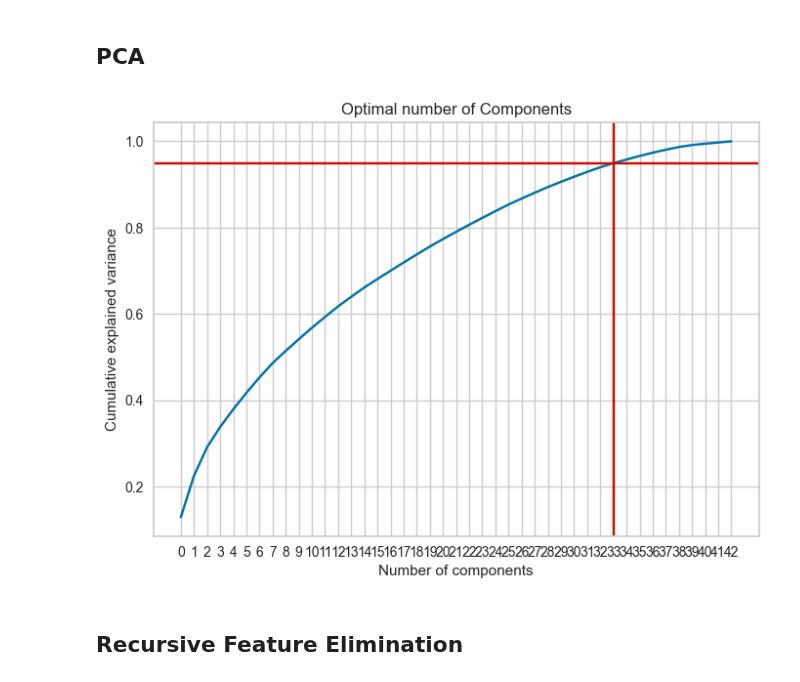
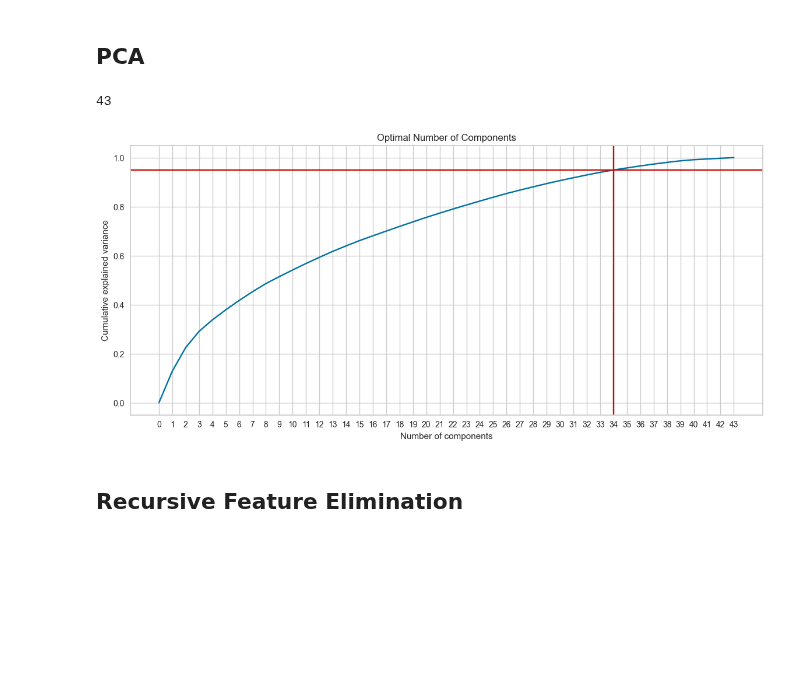
Before and after one commit to alberto-lorente/Make_Believe_v2, a Jupyter notebook: 2. Feature selection.ipynb, the cells around one changed output. Saved outputs shown, nothing was run; the diff lists cells and outputs as text; code cells hidden in the pictures; blank space fills up the shorter version.

Commit message:
saved images

```diff
--- a/2. Feature selection.ipynb
+++ b/2. Feature selection.ipynb
@@ -56,19 +56,30 @@ pca = PCA(random_state=42)
 
 pca_fit = pca.fit(X_train_stand)
 cum_explained_ratio = np.cumsum(pca_fit.explained_variance_ratio_)
+# %%
+len(cum_explained_ratio)
+# %% [output]
+43
+# %%
+cum_explained_ratio = np.insert(cum_explained_ratio, 0, 0)
 # %%
+plt.figure(figsize=(14, 6))
+
 plt.plot(cum_explained_ratio)
 
 plt.axhline(y = 0.95, color = 'r', linestyle = '-')
-plt.axvline(x = 33, color = 'r', linestyle = '-')
-plt.xticks(ticks=np.arange(0, len(cum_explained_ratio), step=1))
+plt.axvline(x = 34, color = 'r', linestyle = '-')
 
-plt.title("Optimal number of Components")
+plt.xticks(ticks=np.arange(0, len(cum_explained_ratio), step=1), labels=np.arange(0, len(cum_explained_ratio)))
+
+plt.title("Optimal Number of Components")
+
+
 plt.xlabel('Number of components')
 plt.ylabel('Cumulative explained variance')
 plt.show()
 # %% [output]
-[figure, old version]
+[figure, new version]
 # %% [markdown]
 ## Recursive Feature Elimination
 # %%
```
Also changed, not shown: 5 other files.
